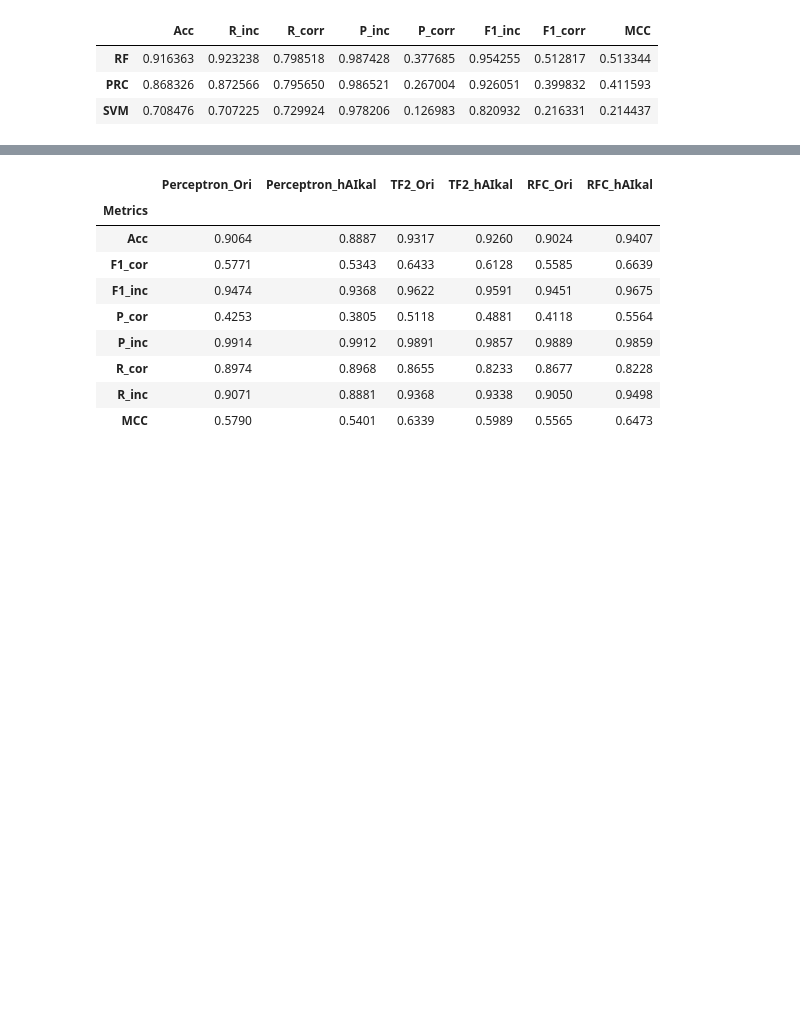
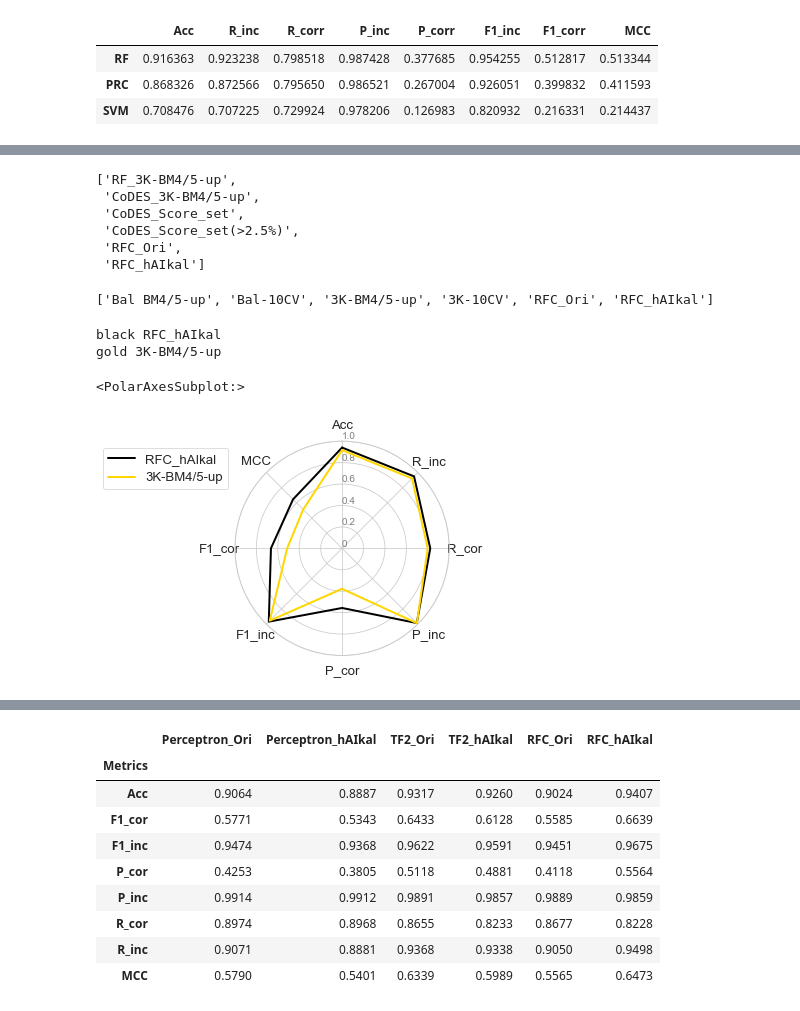
Before and after one commit to D-Barradas/DataViz, a Jupyter notebook: Radar_plots/Radar_plot_2021.ipynb, the cells around one changed output, grey strips where cells are left out. Cells and saved outputs as stored; diff of their text form; code cells hidden in the pictures; blank space fills up the shorter version.

```diff
--- a/Radar_plots/Radar_plot_2021.ipynb
+++ b/Radar_plots/Radar_plot_2021.ipynb
@@ -379,0 +413,2 @@ rfc = ['RFC_Ori', 'RFC_hAIkal']
+# %%
+df_CV_10k.columns = ['Acc', 'R_inc', 'R_cor', 'P_inc', 'P_cor', 'F1_inc', 'F1_cor', 'MCC']
@@ -379,0 +419,25 @@ rfc = ['RFC_Ori', 'RFC_hAIkal']
+# %%
+df_score_set_haikal_and_codes.columns.to_list()
+# %% [output]
+['RF_3K-BM4/5-up',
+ 'CoDES_3K-BM4/5-up',
+ 'CoDES_Score_set',
+ 'CoDES_Score_set(>2.5%)',
+ 'RFC_Ori',
+ 'RFC_hAIkal']
+# %%
+df_validation_haikal_and_codes = pd.concat ([ df_CV_10k.T ,df_haikal_validation_set_unb[rfc],],axis=1)
+# %%
+df_validation_haikal_and_codes.columns.to_list()
+# %% [output]
+['Bal BM4/5-up', 'Bal-10CV', '3K-BM4/5-up', '3K-10CV', 'RFC_Ori', 'RFC_hAIkal']
+# %%
+plot_radar( df_validation_haikal_and_codes[['RFC_hAIkal','3K-BM4/5-up']].T,
+           "figure_haikal_codes_validation",
+           ['black','gold'],
+           ['solid','solid'])
+# %% [output]
+black RFC_hAIkal
+gold 3K-BM4/5-up
+<PolarAxesSubplot:>
+[figure, added]
```
Also changed, not shown: parts of 48 cells of this notebook.
